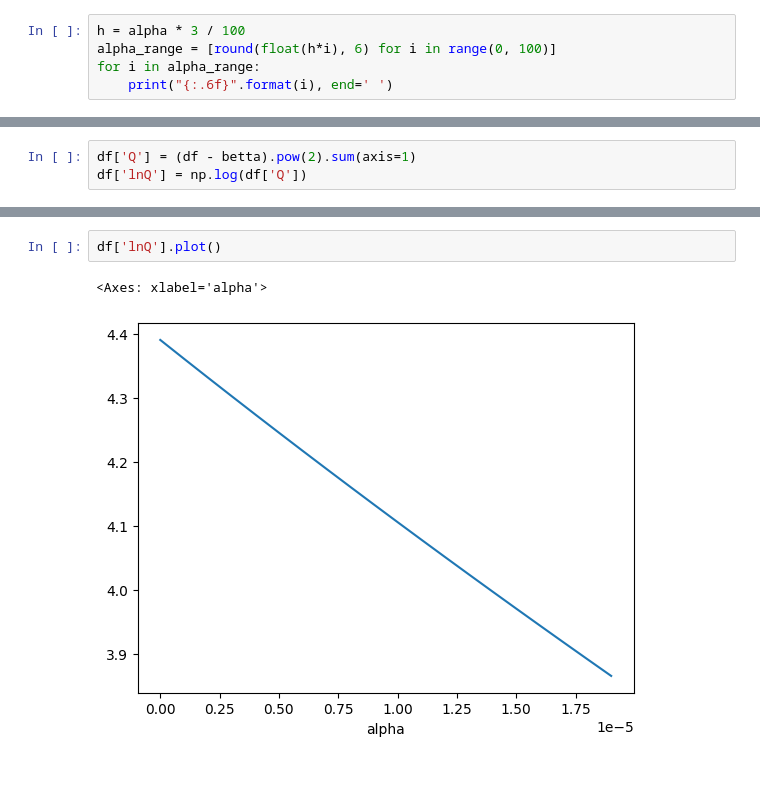
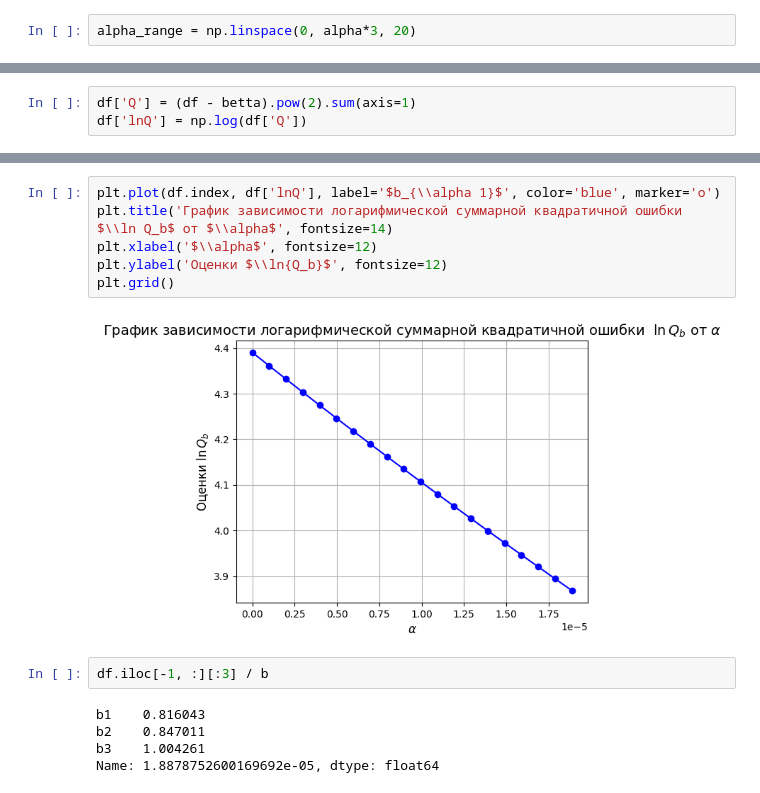
Before and after one commit to Aveocr/regression_analysis, a Jupyter notebook: 2semestr/2lb.ipynb, the cells around one changed output, grey strips where cells are left out. Drawn from its saved outputs; the diff is of its cells as text.

```diff
--- a/2semestr/2lb.ipynb
+++ b/2semestr/2lb.ipynb
@@ -230,7 +258,4 @@ print(np.round(alpha, 6))
 # %% [output]
 6e-06
 # %%
-h = alpha * 3 / 100
-alpha_range = [round(float(h*i), 6) for i in range(0, 100)]
-for i in alpha_range:
-    print("{:.6f}".format(i), end=' ')
+alpha_range = np.linspace(0, alpha*3, 20)
@@ -288,5 +360,15 @@ df['Q'].plot()
 # %%
-df['lnQ'].plot()
+plt.plot(df.index, df['lnQ'], label='$b_{\\alpha 1}$', color='blue', marker='o')
+plt.title('График зависимости логарифмической суммарной квадратичной ошибки  $\\ln Q_b$ от $\\alpha$', fontsize=14)
+plt.xlabel('$\\alpha$', fontsize=12)
+plt.ylabel('Оценки $\\ln{Q_b}$', fontsize=12)
+plt.grid()
 # %% [output]
-<Axes: xlabel='alpha'>
-[figure, old version]
+[figure, new version]
+# %%
+df.iloc[-1, :][:3] / b
+# %% [output]
+b1    0.816043
+b2    0.847011
+b3    1.004261
+Name: 1.8878752600169692e-05, dtype: float64
```
Also changed, not shown: parts of 14 cells of this notebook, 2 other files.
